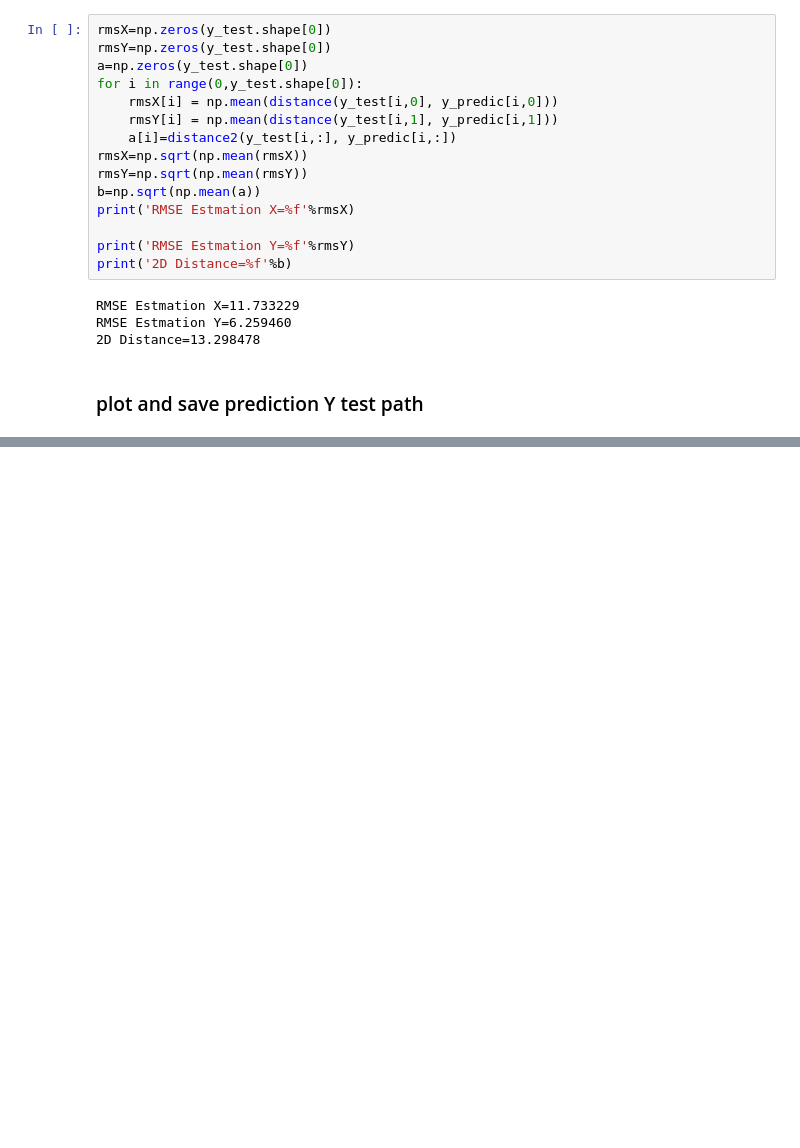
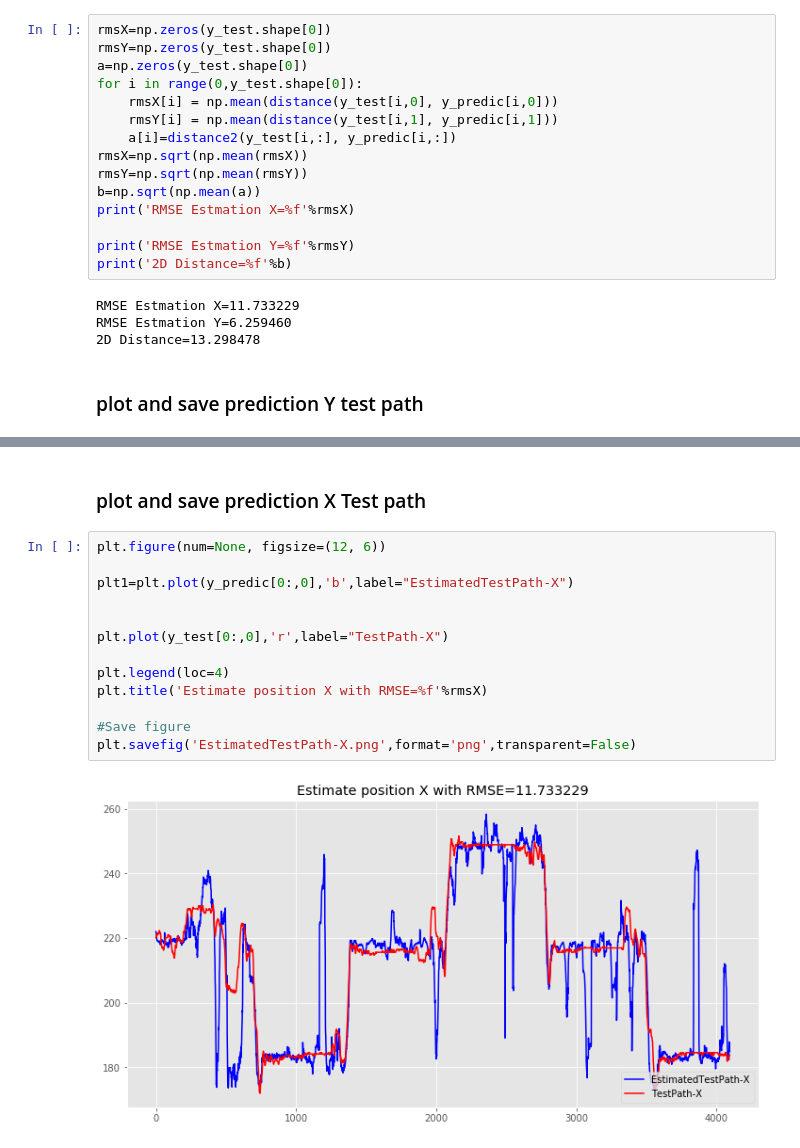
Before and after one commit to mreza-rezaei/EMBC2018, a Jupyter notebook: EMBS_LSTM62B60.ipynb, the cells around one changed output, grey strips where cells are left out. Saved outputs shown, nothing was run; the diff lists cells and outputs as text; blank space fills up the shorter version.

```diff
--- a/EMBS_LSTM62B60.ipynb
+++ b/EMBS_LSTM62B60.ipynb
@@ -208,0 +209,17 @@ plt.savefig('EstimatedTestPath-Y.png',format='png', dpi=1000,transparent=False)
+# %% [markdown]
+### plot and save prediction X Test path
+# %%
+plt.figure(num=None, figsize=(12, 6))
+
+plt1=plt.plot(y_predic[0:,0],'b',label="EstimatedTestPath-X")
+
+
+plt.plot(y_test[0:,0],'r',label="TestPath-X")
+
+plt.legend(loc=4)
+plt.title('Estimate position X with RMSE=%f'%rmsX)
+
+#Save figure
+plt.savefig('EstimatedTestPath-X.png',format='png',transparent=False)
+# %% [output]
+[figure, added]
```
Also changed, not shown: parts of 2 cells of this notebook.
